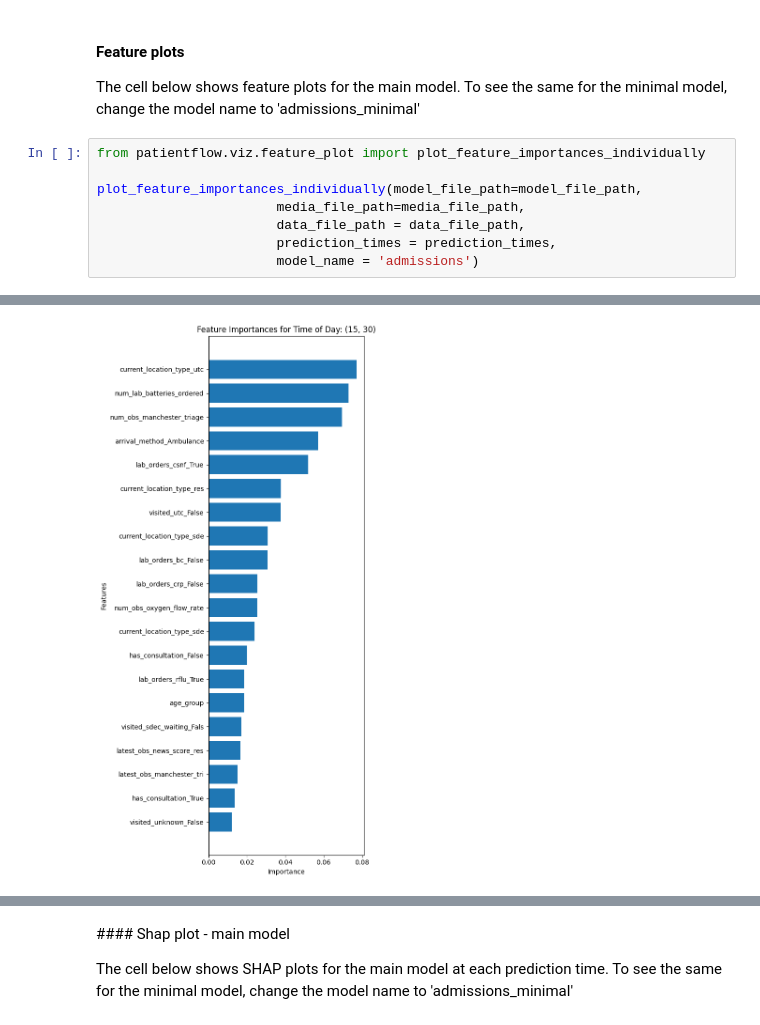
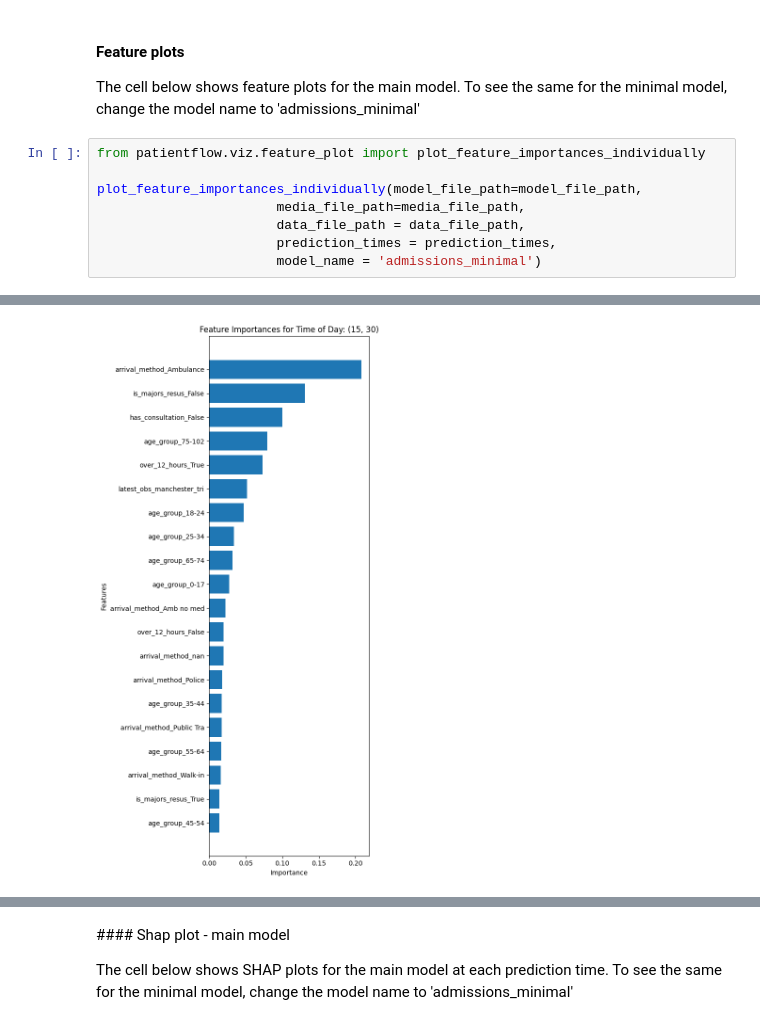
Before and after one commit to zmek/patientflow, a Jupyter notebook: notebooks/4a_Predict_probability_of_admission_from_ED.ipynb, the cells around one changed output, grey strips where cells are left out. Drawn from its saved outputs; the diff is of its cells as text.

```diff
--- a/notebooks/4a_Predict_probability_of_admission_from_ED.ipynb
+++ b/notebooks/4a_Predict_probability_of_admission_from_ED.ipynb
@@ -485,5 +479,5 @@ plot_feature_importances_individually(model_file_path=model_file_path,
                        media_file_path=media_file_path,
                        data_file_path = data_file_path,
                        prediction_times = prediction_times,
-                       model_name = 'admissions')
+                       model_name = 'admissions_minimal')
 # %% [output]
@@ -491 +485 @@ plot_feature_importances_individually(model_file_path=model_file_path,
-[figure, old version]
+[figure, new version]
```
Also changed, not shown: parts of 5 cells of this notebook, 6 other files.
